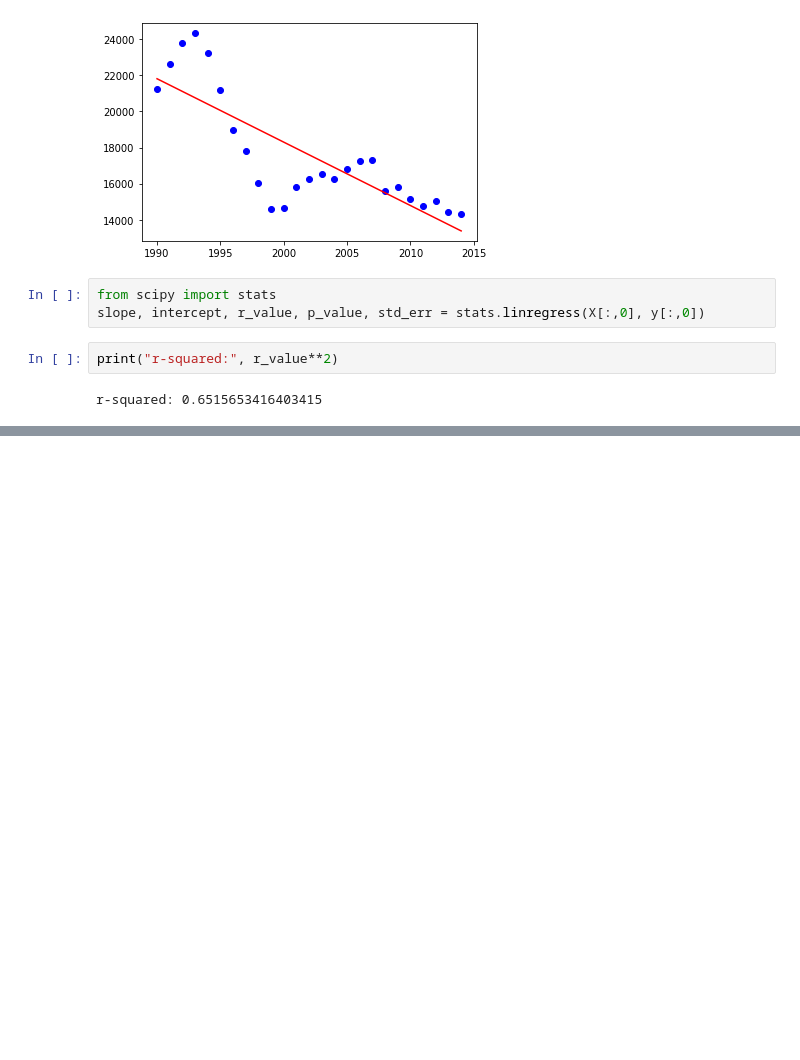
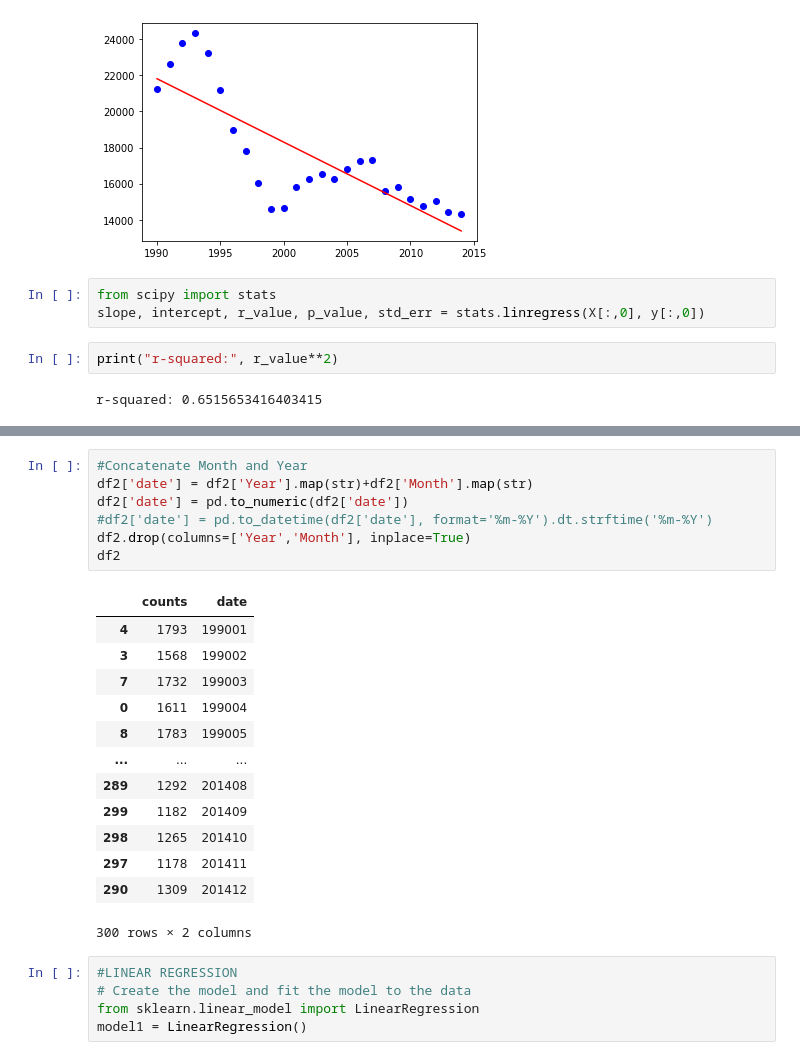
Before and after one commit to smithc6136/final_project, a Jupyter notebook: Analysis/MachineLearning.ipynb, the cells around one changed output, grey strips where cells are left out. Cells and saved outputs as stored; diff of their text form; blank space fills up the shorter version.

```diff
--- a/Analysis/MachineLearning.ipynb
+++ b/Analysis/MachineLearning.ipynb
@@ -145,0 +170,26 @@ r-squared: 0.6515653416403415
+# %%
+#Concatenate Month and Year
+df2['date'] = df2['Year'].map(str)+df2['Month'].map(str)
+df2['date'] = pd.to_numeric(df2['date'])
+#df2['date'] = pd.to_datetime(df2['date'], format='%m-%Y').dt.strftime('%m-%Y')
+df2.drop(columns=['Year','Month'], inplace=True)
+df2
+# %% [output]
+|  | counts | date |
+| 4 | 1793 | 199001 |
+| 3 | 1568 | 199002 |
+| 7 | 1732 | 199003 |
+| 0 | 1611 | 199004 |
+| 8 | 1783 | 199005 |
+| ... | ... | ... |
+| 289 | 1292 | 201408 |
+| 299 | 1182 | 201409 |
+| 298 | 1265 | 201410 |
+| 297 | 1178 | 201411 |
+| 290 | 1309 | 201412 |
+300 rows × 2 columns
+# %%
+#LINEAR REGRESSION
+# Create the model and fit the model to the data
+from sklearn.linear_model import LinearRegression
+model1 = LinearRegression()
```
Also changed, not shown: parts of 7 cells of this notebook.
